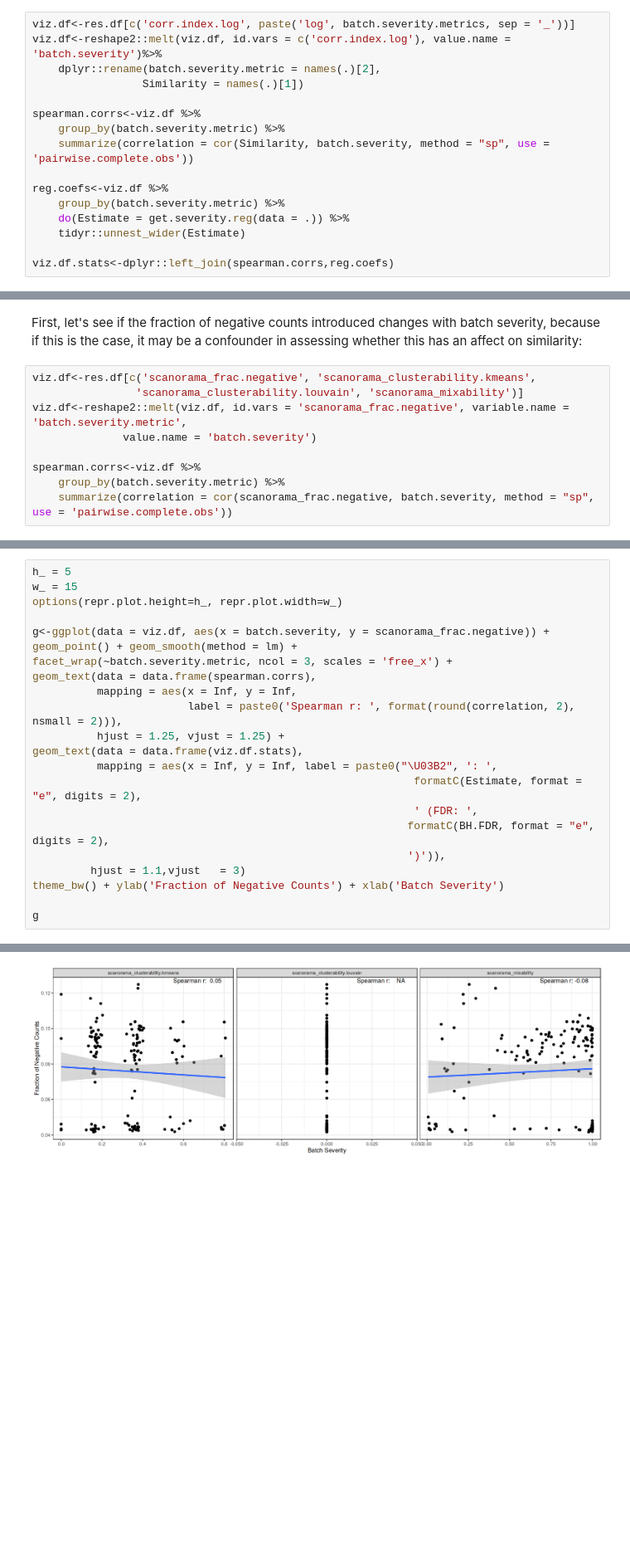
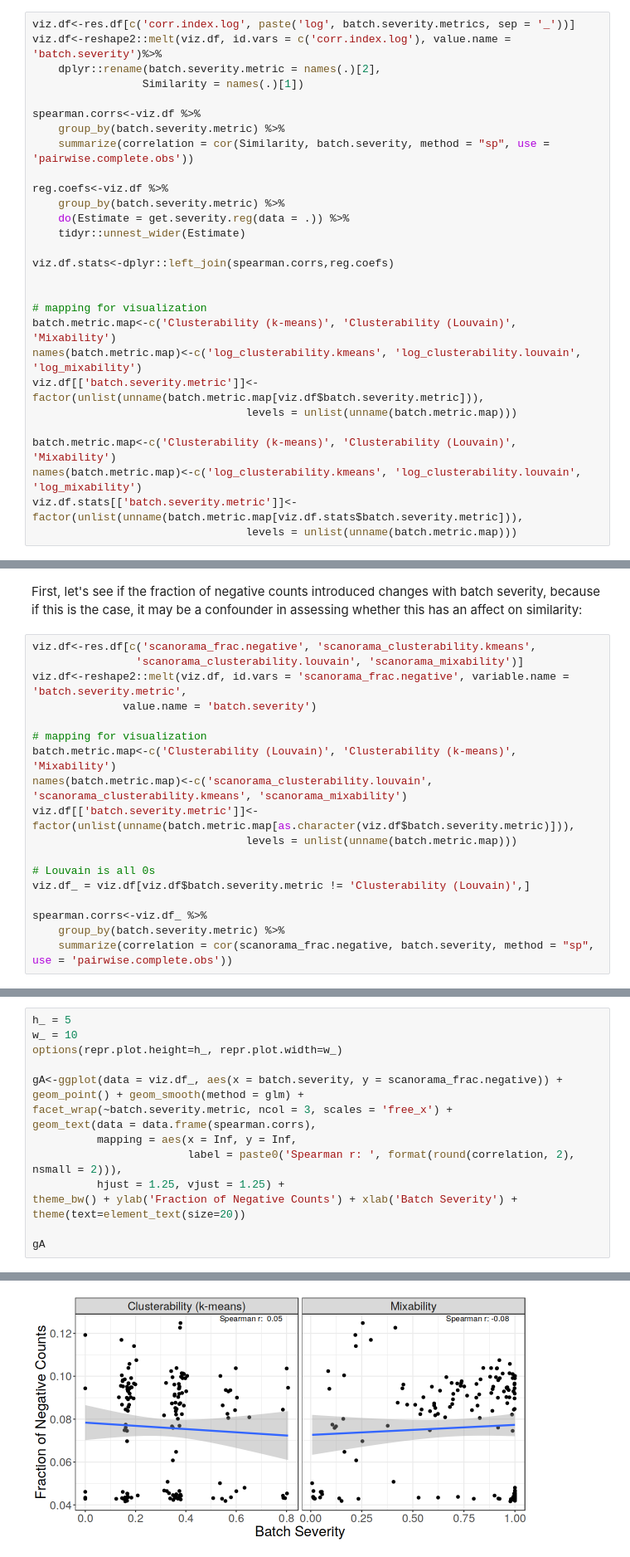
Before and after one commit to hmbaghdassarian/tc2c_benchmark, a Jupyter notebook: notebooks/batch_correction/02_analyses.ipynb, the cells around one changed output, grey strips where cells are left out. Shown at 83% size. Drawn from its saved outputs; the diff is of its cells as text; blank space fills up the shorter version.

```diff
--- a/notebooks/batch_correction/02_analyses.ipynb
+++ b/notebooks/batch_correction/02_analyses.ipynb
@@ -327,6 +444,18 @@ reg.coefs<-viz.df %>%
     tidyr::unnest_wider(Estimate)
 
 viz.df.stats<-dplyr::left_join(spearman.corrs,reg.coefs)
+
+
+# mapping for visualization
+batch.metric.map<-c('Clusterability (k-means)', 'Clusterability (Louvain)', 'Mixability')
+names(batch.metric.map)<-c('log_clusterability.kmeans', 'log_clusterability.louvain', 'log_mixability')
+viz.df[['batch.severity.metric']]<-factor(unlist(unname(batch.metric.map[viz.df$batch.severity.metric])),
+                                 levels = unlist(unname(batch.metric.map)))
+
+batch.metric.map<-c('Clusterability (k-means)', 'Clusterability (Louvain)', 'Mixability')
+names(batch.metric.map)<-c('log_clusterability.kmeans', 'log_clusterability.louvain', 'log_mixability')
+viz.df.stats[['batch.severity.metric']]<-factor(unlist(unname(batch.metric.map[viz.df.stats$batch.severity.metric])),
+                                 levels = unlist(unname(batch.metric.map)))
 # %% [output]
 Joining with `by = join_by(batch.severity.metric)`
 # %%
@@ -378,6 +528,15 @@ viz.df<-res.df[c('scanorama_frac.negative', 'scanorama_clusterability.kmeans',
 viz.df<-reshape2::melt(viz.df, id.vars = 'scanorama_frac.negative', variable.name = 'batch.severity.metric',
               value.name = 'batch.severity')
 
-spearman.corrs<-viz.df %>%
+# mapping for visualization
+batch.metric.map<-c('Clusterability (Louvain)', 'Clusterability (k-means)', 'Mixability')
+names(batch.metric.map)<-c('scanorama_clusterability.louvain', 'scanorama_clusterability.kmeans', 'scanorama_mixability')
+viz.df[['batch.severity.metric']]<-factor(unlist(unname(batch.metric.map[as.character(viz.df$batch.severity.metric)])),
+                                 levels = unlist(unname(batch.metric.map)))
+
+# Louvain is all 0s
+viz.df_ = viz.df[viz.df$batch.severity.metric != 'Clusterability (Louvain)',]
+
+spearman.corrs<-viz.df_ %>%
     group_by(batch.severity.metric) %>%
     summarize(correlation = cor(scanorama_frac.negative, batch.severity, method = "sp", use = 'pairwise.complete.obs'))
@@ -392,26 +545,20 @@ Caused by warning in `cor()`:
 # %%
 h_ = 5
-w_ = 15
+w_ = 10
 options(repr.plot.height=h_, repr.plot.width=w_)
 
-g<-ggplot(data = viz.df, aes(x = batch.severity, y = scanorama_frac.negative)) +
-geom_point() + geom_smooth(method = lm) +
+gA<-ggplot(data = viz.df_, aes(x = batch.severity, y = scanorama_frac.negative)) +
+geom_point() + geom_smooth(method = glm) +
 facet_wrap(~batch.severity.metric, ncol = 3, scales = 'free_x') +
 geom_text(data = data.frame(spearman.corrs),
           mapping = aes(x = Inf, y = Inf,
                         label = paste0('Spearman r: ', format(round(correlation, 2), nsmall = 2))),
           hjust = 1.25, vjust = 1.25) +
-geom_text(data = data.frame(viz.df.stats),
-          mapping = aes(x = Inf, y = Inf, label = paste0("\U03B2", ': ',
-                                                           formatC(Estimate, format = "e", digits = 2),
-                                                           ' (FDR: ',
-                                                          formatC(BH.FDR, format = "e", digits = 2),
-                                                          ')')),
-         hjust = 1.1,vjust   = 3)
-theme_bw() + ylab('Fraction of Negative Counts') + xlab('Batch Severity')
+theme_bw() + ylab('Fraction of Negative Counts') + xlab('Batch Severity') +
+theme(text=element_text(size=20))
 
-g
+gA
 # %% [output]
 `geom_smooth()` using formula = 'y ~ x'
-[figure, old version]
+[figure, new version]
 # %% [markdown]
```
Also changed, not shown: parts of 41 cells of this notebook, 1 other file.
